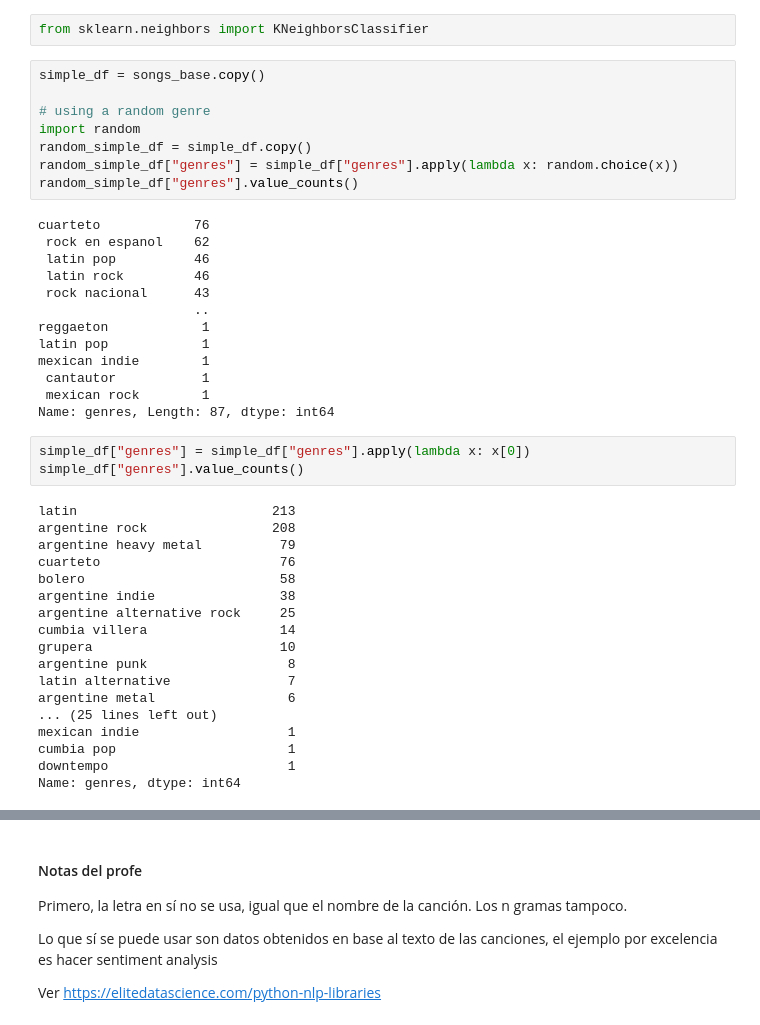
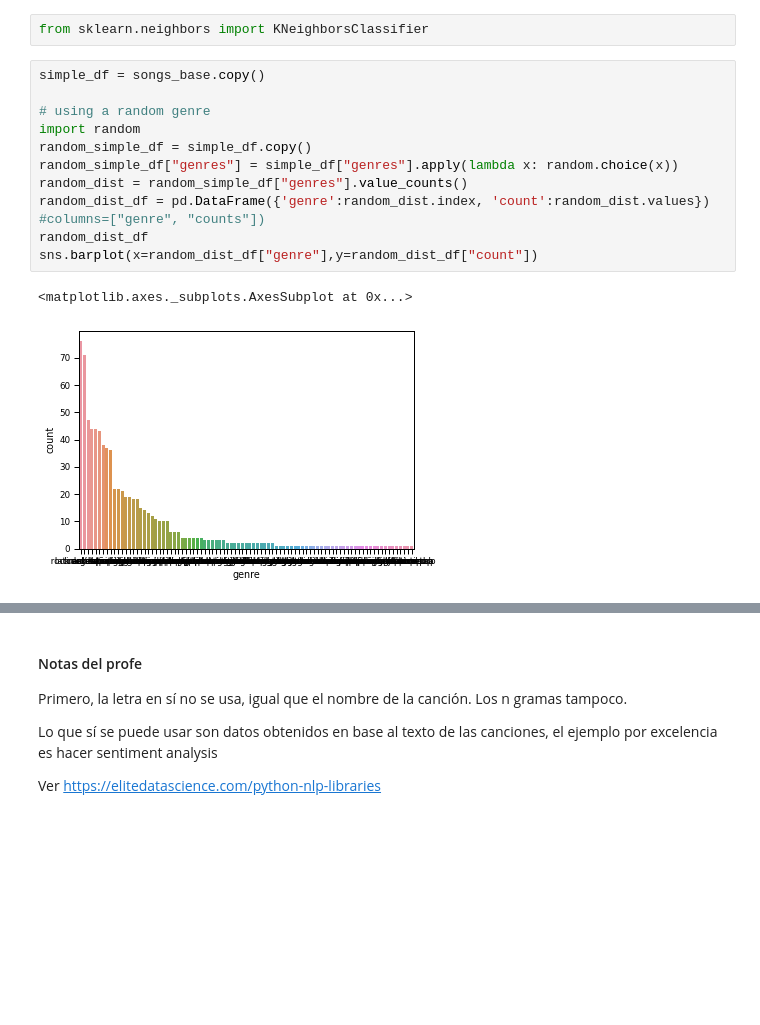
Before and after one commit to karen-pal/mentoria-canciones-DiploDatos, a Jupyter notebook: practico_3.ipynb, the cells around one changed output, grey strips where cells are left out. Cells and saved outputs as stored; diff of their text form; blank space fills up the shorter version.

```diff
--- a/practico_3.ipynb
+++ b/practico_3.ipynb
@@ -485,42 +477,15 @@ from sklearn.neighbors import KNeighborsClassifier
 # %%
 simple_df = songs_base.copy()
 
 # using a random genre
 import random
 random_simple_df = simple_df.copy()
 random_simple_df["genres"] = simple_df["genres"].apply(lambda x: random.choice(x))
-random_simple_df["genres"].value_counts()
+random_dist = random_simple_df["genres"].value_counts()
+random_dist_df = pd.DataFrame({'genre':random_dist.index, 'count':random_dist.values})
+#columns=["genre", "counts"])
+random_dist_df
+sns.barplot(x=random_dist_df["genre"],y=random_dist_df["count"])
 # %% [output]
-cuarteto            76
- rock en espanol    62
- latin pop          46
- latin rock         46
- rock nacional      43
-                    ..
-reggaeton            1
-latin pop            1
-mexican indie        1
- cantautor           1
- mexican rock        1
-Name: genres, Length: 87, dtype: int64
+<matplotlib.axes._subplots.AxesSubplot at 0x...>
+[figure, added]
-# %%
-simple_df["genres"] = simple_df["genres"].apply(lambda x: x[0])
-simple_df["genres"].value_counts()
-# %% [output]
-latin                         213
-argentine rock                208
-argentine heavy metal          79
-cuarteto                       76
-bolero                         58
-argentine indie                38
-argentine alternative rock     25
-cumbia villera                 14
-grupera                        10
-argentine punk                  8
-latin alternative               7
-argentine metal                 6
-... (25 lines left out)
-mexican indie                   1
-cumbia pop                      1
-downtempo                       1
-Name: genres, dtype: int64
```
Also changed, not shown: parts of 15 cells of this notebook.
